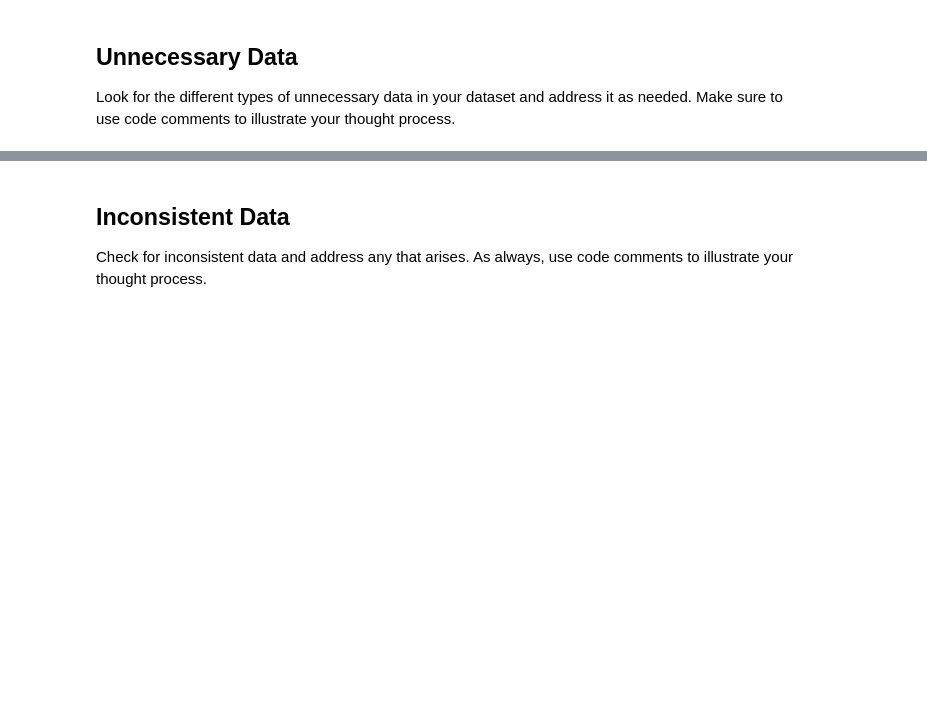
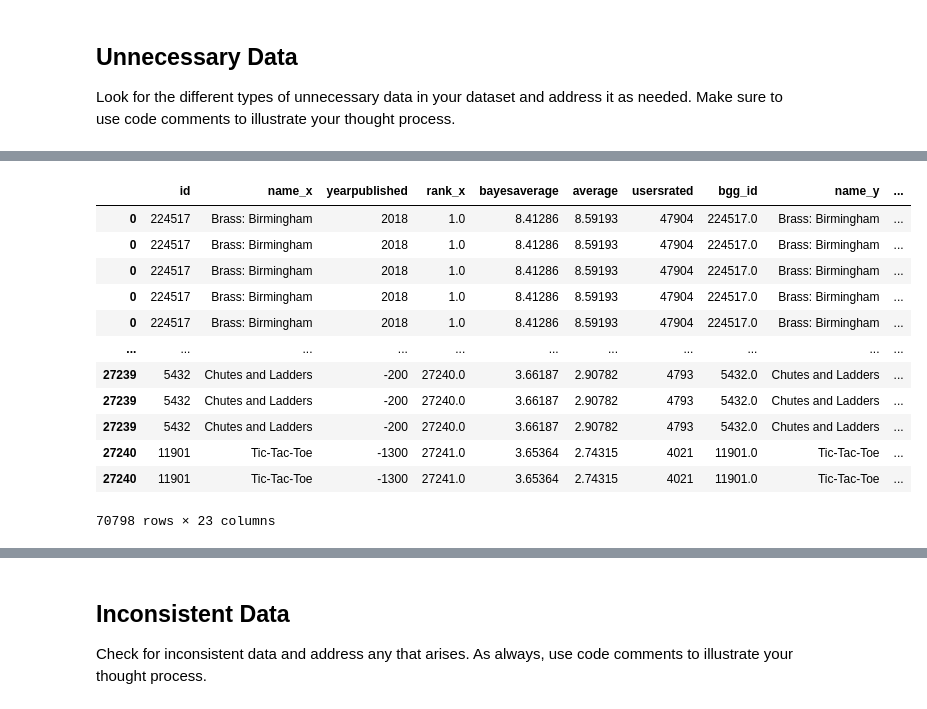
Before and after one commit to DataLore777/cleaning-data-checkpoint, a Jupyter notebook: checkpoint_three.ipynb, the cells around one changed output, grey strips where cells are left out. Saved outputs shown, nothing was run; the diff lists cells and outputs as text; code cells hidden in the pictures; blank space fills up the shorter version.

```diff
--- a/checkpoint_three.ipynb
+++ b/checkpoint_three.ipynb
@@ -226,14 +382,17 @@ display(df)
 # %%
-# Here I am re-defining the filtered, small filtered, and exploded datasets with the pared down beginning dataframe.
-df_filtered = df[df['rank'].notna()]
+# Here I am re-defining the filtered, small filtered, grouped and exploded datasets with the pared down beginning dataframe.
+df_filtered = df_merged[df_merged['rank_x'].notna()]
 
-df_filtered_small = df[df['rank'] <= 2000]
+df_filtered_small = df_merged[df_merged['rank_x'] <= 2000]
 
-df_exploded = df.explode('category')
-df_grouped = df_exploded.groupby(['year','category']).size().reset_index(name='count')
+df_grouped = df_exploded.groupby(['yearpublished','category']).size().reset_index(name='count')
 
 df_filtered_exploded = df_filtered.explode('category')
-df_filtered_grouped = df_filtered_exploded.groupby(['year','category']).size().reset_index(name='count')
+df_filtered_exploded['category'] = df_filtered_exploded['category'].apply(map_id_to_theme)
+df_filtered_exploded['category'] = df_filtered_exploded['category'].apply(lambda x: x[0] if isinstance(x, list) and len(x) == 1 else x)
+df_filtered_grouped = df_filtered_exploded.groupby(['yearpublished','category']).size().reset_index(name='count')
 
 df_fs_exploded = df_filtered_small.explode('category')
-df_fs_grouped = df_fs_exploded.groupby(['year','category']).size().reset_index(name='count')
+df_fs_exploded['category'] = df_fs_exploded['category'].apply(map_id_to_theme)
+df_fs_exploded['category'] = df_fs_exploded['category'].apply(lambda x: x[0] if isinstance(x, list) and len(x) == 1 else x)
+df_fs_grouped = df_fs_exploded.groupby(['yearpublished','category']).size().reset_index(name='count')
@@ -242,0 +399,16 @@ df_exploded['category'].unique()
+# %%
+display(df_filtered_exploded)
+# %% [output]
+|  | id | name_x | yearpublished | rank_x | bayesaverage | average | usersrated | bgg_id | name_y | ... |
+| 0 | 224517 | Brass: Birmingham | 2018 | 1.0 | 8.41286 | 8.59193 | 47904 | 224517.0 | Brass: Birmingham | ... |
+| 0 | 224517 | Brass: Birmingham | 2018 | 1.0 | 8.41286 | 8.59193 | 47904 | 224517.0 | Brass: Birmingham | ... |
+| 0 | 224517 | Brass: Birmingham | 2018 | 1.0 | 8.41286 | 8.59193 | 47904 | 224517.0 | Brass: Birmingham | ... |
+| 0 | 224517 | Brass: Birmingham | 2018 | 1.0 | 8.41286 | 8.59193 | 47904 | 224517.0 | Brass: Birmingham | ... |
+| 0 | 224517 | Brass: Birmingham | 2018 | 1.0 | 8.41286 | 8.59193 | 47904 | 224517.0 | Brass: Birmingham | ... |
+| ... | ... | ... | ... | ... | ... | ... | ... | ... | ... | ... |
+| 27239 | 5432 | Chutes and Ladders | -200 | 27240.0 | 3.66187 | 2.90782 | 4793 | 5432.0 | Chutes and Ladders | ... |
+| 27239 | 5432 | Chutes and Ladders | -200 | 27240.0 | 3.66187 | 2.90782 | 4793 | 5432.0 | Chutes and Ladders | ... |
+| 27239 | 5432 | Chutes and Ladders | -200 | 27240.0 | 3.66187 | 2.90782 | 4793 | 5432.0 | Chutes and Ladders | ... |
+| 27240 | 11901 | Tic-Tac-Toe | -1300 | 27241.0 | 3.65364 | 2.74315 | 4021 | 11901.0 | Tic-Tac-Toe | ... |
+| 27240 | 11901 | Tic-Tac-Toe | -1300 | 27241.0 | 3.65364 | 2.74315 | 4021 | 11901.0 | Tic-Tac-Toe | ... |
+70798 rows × 23 columns
```
Also changed, not shown: parts of 21 cells of this notebook, 3 other files.
